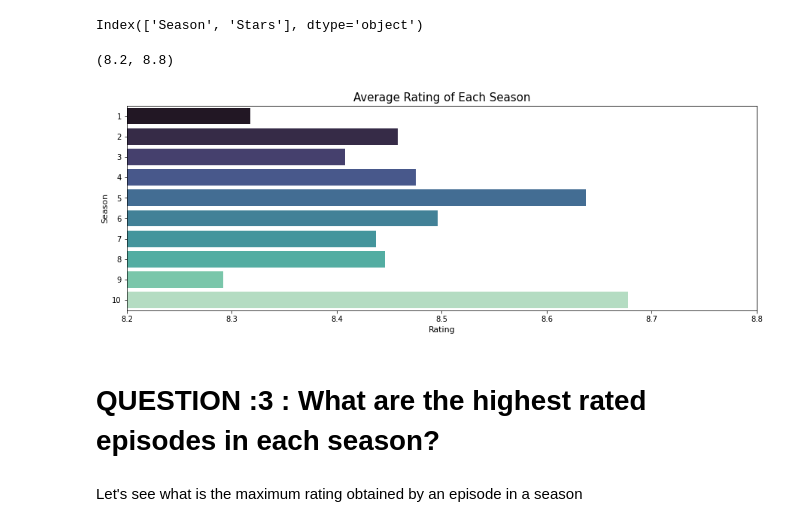
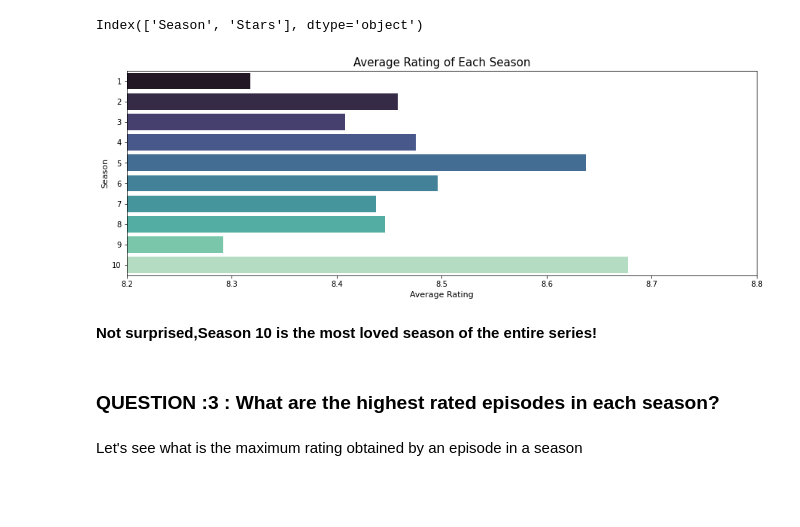
Before and after one commit to HimanshuBajpai869/Udacity-DataScientist, a Jupyter notebook: Project-1/F.R.I.E.N.D.S.ipynb, the cells around one changed output. Cells and saved outputs as stored; diff of their text form; code cells hidden in the pictures; blank space fills up the shorter version.

Commit message:
Implemented CRISP-DM and Added DocStrings

```diff
--- a/Project-1/F.R.I.E.N.D.S.ipynb
+++ b/Project-1/F.R.I.E.N.D.S.ipynb
@@ -20,0 +60,2 @@ dataset.head()
+# %%
+dataset = dataset[['Season', 'Episode_Title', 'Duration','Stars']]
@@ -52,5 +106,27 @@ season_duration.columns
 Index(['Season', 'Duration'], dtype='object')
 # %% [markdown]
 A picture is way more easy to understand than a tabular data, so now, lets plot and visualize the results obtained in the above dataset
+# %%
+# Utility function to plot the results
+def visualize_result(x_axis_data, y_axis_data, plot_title, x_label, y_label, orientation, apply_limits_x_axis = False):
+    """
+    Plot the graph using the parameters provided as input
+    Parameters :
+    x_axis_data (series) : Data to be used for plotting x-axis
+    y_axis_data (series) : Data to be used for plotting y-axis
+    plot_title (string) : Plot Title
+    x_label (string) : X-Axis label
+    y_label (string) : Y-Axis Label
+    orientation (string) : plot orientation, vertical, horizontal
+    apply_limits_x_axis (bool) : True if limit has to be applied, otherwise False
+    """
+    plt.figure(figsize=(15,5))
+    sns.barplot(x=x_axis_data, y=y_axis_data, palette='mako', orient= orientation)
+    plt.title(plot_title, fontsize=15)
+    plt.xlabel(x_label, fontsize=11)
+    plt.ylabel(y_label, fontsize=11)
+
+    if apply_limits_x_axis:
+        plt.xlim(8.2,8.8)
 # %%
 # The plot will be created with Season on x-axis and Duration on Y-Axis
@@ -93,17 +169,19 @@ average_rating.columns
 Index(['Season', 'Stars'], dtype='object')
 # %%
 # This time, we will plot Stars on X- Axis and Season on Y-Axis
-plt.figure(figsize=(15,5))
-sns.barplot(y=average_rating.Season, x=average_rating.Stars, palette='mako', orient='h')
-plt.title('Average Rating of Each Season', fontsize=15)
-plt.xlabel('Rating', fontsize=11)
-plt.ylabel('Season', fontsize=11)
-plt.xlim(8.2,8.8)
+visualize_result(average_rating.Stars,
+                 average_rating.Season,
+                 'Average Rating of Each Season',
+                 'Average Rating',
+                 'Season',
+                 'horizontal',
+                  True)
 # %% [output]
-(8.2, 8.8)
-[figure, old version]
+[figure, new version]
+# %% [markdown]
+**Not surprised,Season 10 is the most loved season of the entire series!**
 # %% [markdown]
-# QUESTION :3 : What are the highest rated episodes in each season?
+### QUESTION :3 : What are the highest rated episodes in each season?
 # %%
 # From the grouped data, get the maximum rating obtained by an episode in each season
 highest_rated_episode_per_season = grouped_season.Stars.max().to_frame().reset_index()
```
Also changed, not shown: parts of 19 cells of this notebook, 2 other files.
